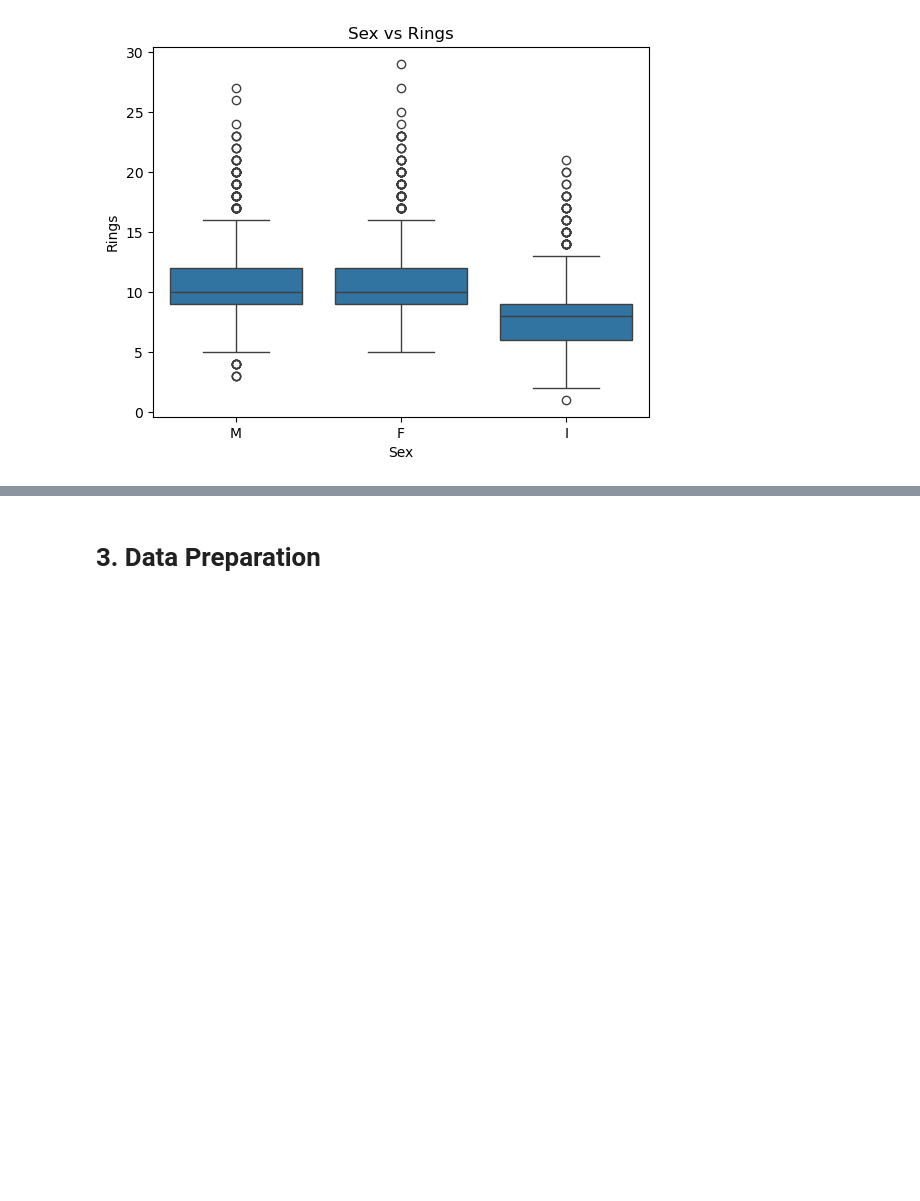
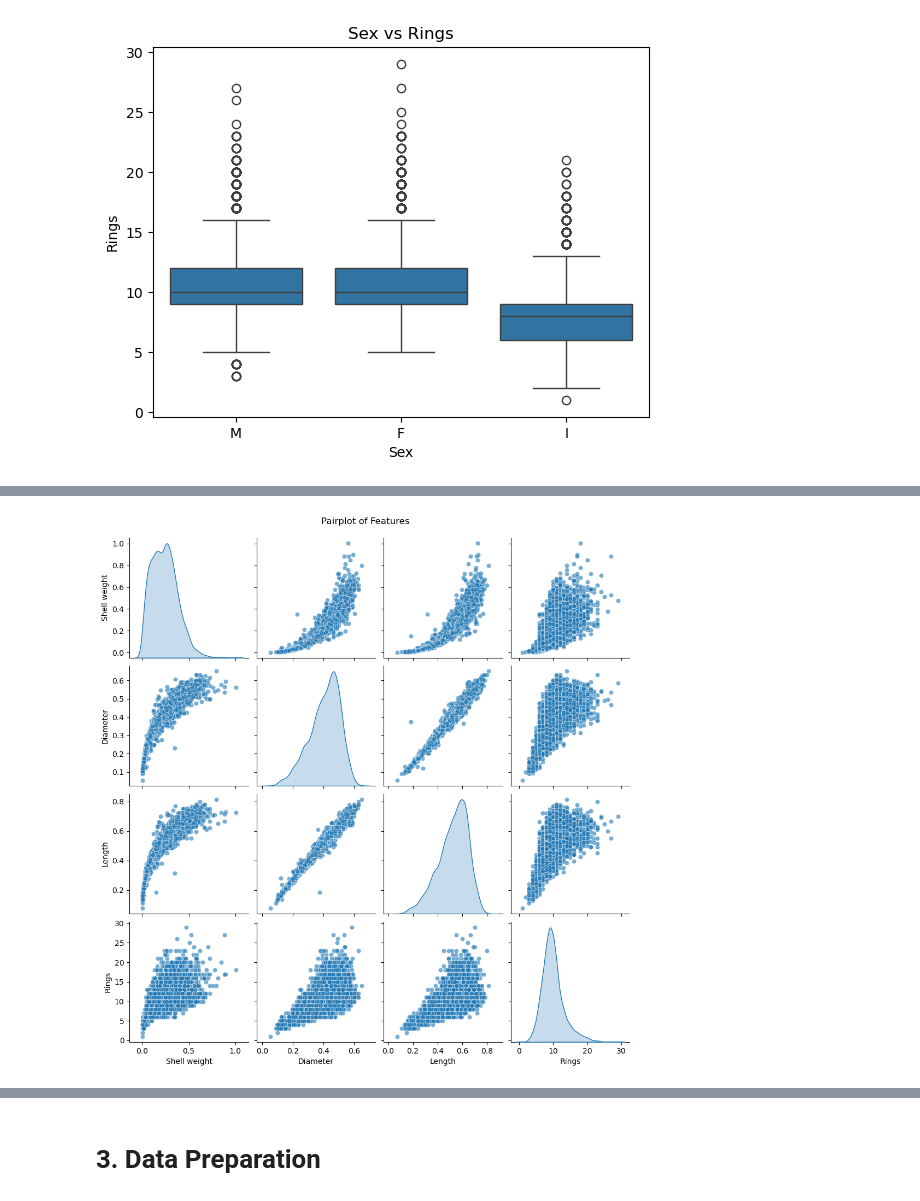
Before and after one commit to thiri-wah/mldp_project, a Jupyter notebook: MLDP Program Codes Submission Template (1).ipynb, the cells around one changed output, grey strips where cells are left out. Cells and saved outputs as stored; diff of their text form; code cells hidden in the pictures; blank space fills up the shorter version.

```diff
--- a/MLDP Program Codes Submission Template (1).ipynb
+++ b/MLDP Program Codes Submission Template (1).ipynb
@@ -384,0 +466,7 @@ The `ci` parameter is deprecated. Use `errorbar=None` for the same effect.
+# %%
+key_features = ['Shell weight', 'Diameter', 'Length', 'Rings']
+sns.pairplot(df[key_features], diag_kind='kde', plot_kws={'alpha':0.6})
+plt.suptitle('Pairplot of Features', y=1.02)
+plt.show()
+# %% [output]
+[figure, added]
```
Also changed, not shown: parts of 73 cells of this notebook, 2 other files.
